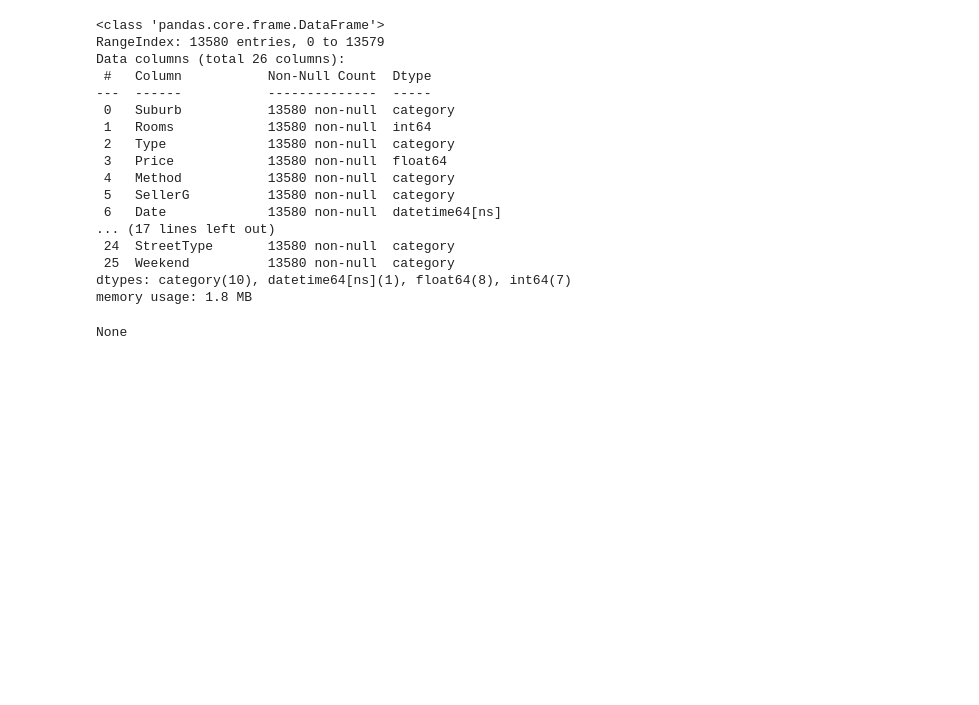
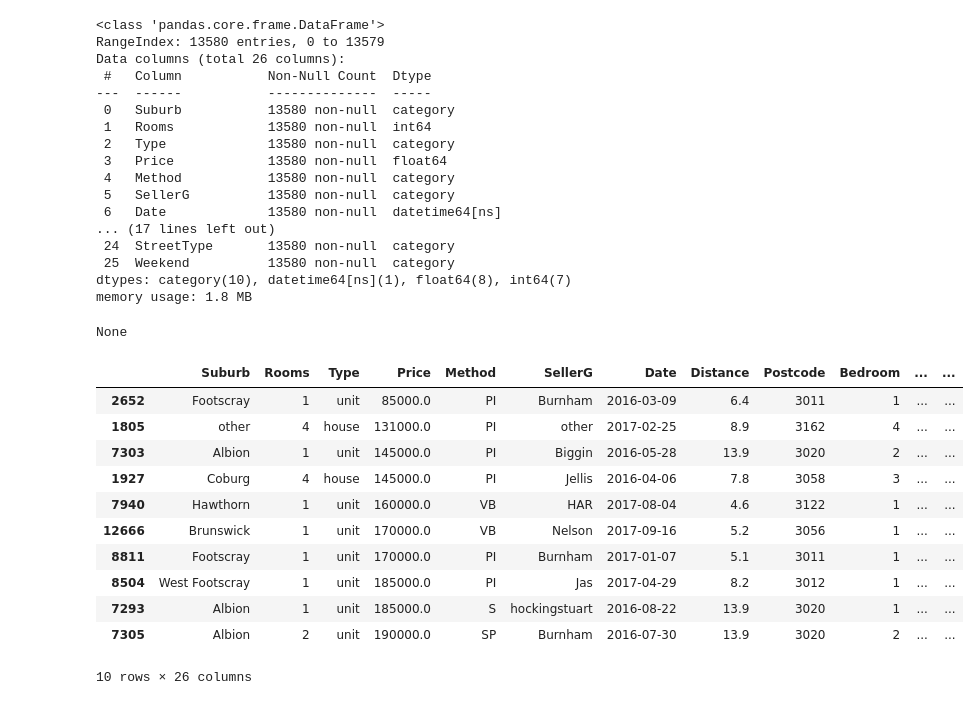
Before and after one commit to PavelALA/granit, a Jupyter notebook: DataScience/Блок1/Module Python12. Продвинутые методы работы с данными Pandas/Unit 2. Сортировка данных в DataFrame theory.ipynb, the cells around one changed output. Drawn from its saved outputs; the diff is of its cells as text; code cells hidden in the pictures; blank space fills up the shorter version.

```diff
--- a/DataScience/Блок1/Module Python12. Продвинутые методы работы с данными Pandas/Unit 2. Сортировка данных в DataFrame theory.ipynb
+++ b/DataScience/Блок1/Module Python12. Продвинутые методы работы с данными Pandas/Unit 2. Сортировка данных в DataFrame theory.ipynb
@@ -110,3 +110,18 @@ Data columns (total 26 columns):
 dtypes: category(10), datetime64[ns](1), float64(8), int64(7)
 memory usage: 1.8 MB
 None
+# %%
+melb_df.sort_values(by='Price').head(10)
+# %% [output]
+|  | Suburb | Rooms | Type | Price | Method | SellerG | Date | Distance | Postcode | Bedroom | ... | ... |
+| 2652 | Footscray | 1 | unit | 85000.0 | PI | Burnham | 2016-03-09 | 6.4 | 3011 | 1 | ... | ... |
+| 1805 | other | 4 | house | 131000.0 | PI | other | 2017-02-25 | 8.9 | 3162 | 4 | ... | ... |
+| 7303 | Albion | 1 | unit | 145000.0 | PI | Biggin | 2016-05-28 | 13.9 | 3020 | 2 | ... | ... |
+| 1927 | Coburg | 4 | house | 145000.0 | PI | Jellis | 2016-04-06 | 7.8 | 3058 | 3 | ... | ... |
+| 7940 | Hawthorn | 1 | unit | 160000.0 | VB | HAR | 2017-08-04 | 4.6 | 3122 | 1 | ... | ... |
+| 12666 | Brunswick | 1 | unit | 170000.0 | VB | Nelson | 2017-09-16 | 5.2 | 3056 | 1 | ... | ... |
+| 8811 | Footscray | 1 | unit | 170000.0 | PI | Burnham | 2017-01-07 | 5.1 | 3011 | 1 | ... | ... |
+| 8504 | West Footscray | 1 | unit | 185000.0 | PI | Jas | 2017-04-29 | 8.2 | 3012 | 1 | ... | ... |
+| 7293 | Albion | 1 | unit | 185000.0 | S | hockingstuart | 2016-08-22 | 13.9 | 3020 | 1 | ... | ... |
+| 7305 | Albion | 2 | unit | 190000.0 | SP | Burnham | 2016-07-30 | 13.9 | 3020 | 2 | ... | ... |
+10 rows × 26 columns
```
Also changed, not shown: parts of 5 cells of this notebook, 21 other files.
